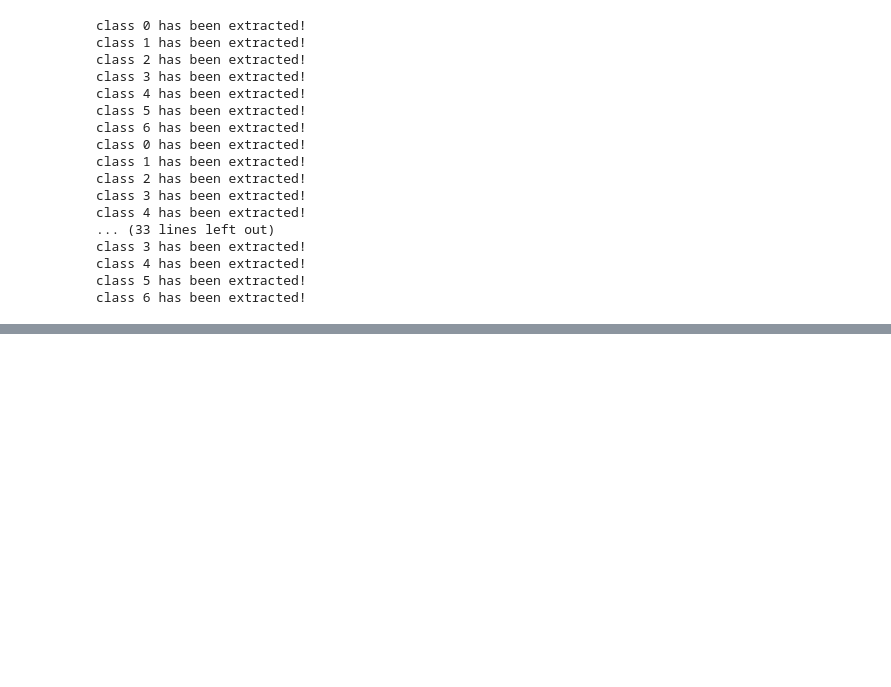
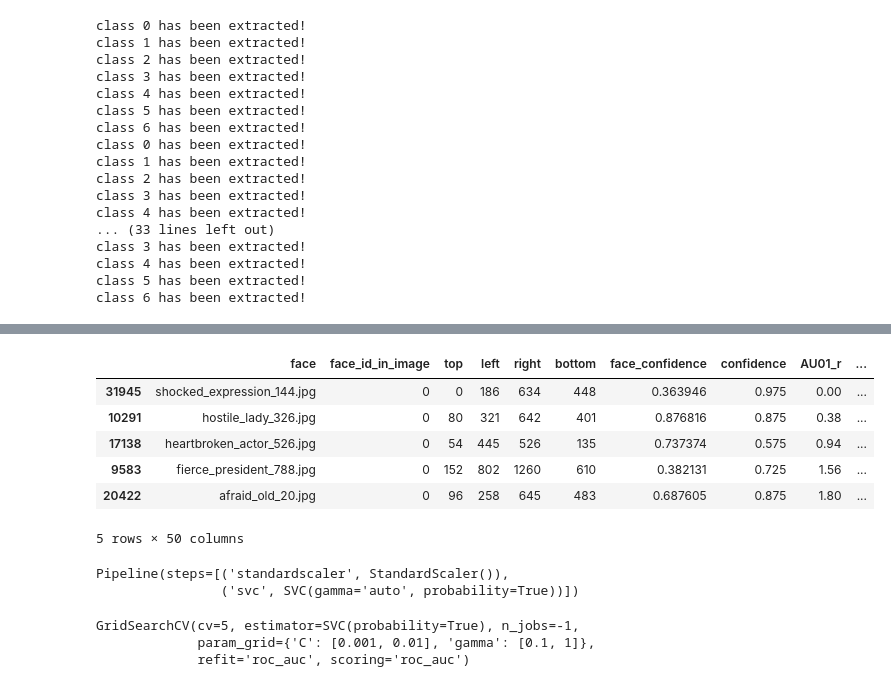
Before and after one commit to FengBotao119/Graduation-Project, a Jupyter notebook: Preprocessing.ipynb, the cells around one changed output, grey strips where cells are left out. Cells and saved outputs as stored; diff of their text form; code cells hidden in the pictures; blank space fills up the shorter version.

```diff
--- a/Preprocessing.ipynb
+++ b/Preprocessing.ipynb
@@ -636,0 +627,32 @@ data.head()
+# %%
+test_data =
+# %% [output]
+|  | face | face_id_in_image | top | left | right | bottom | face_confidence | confidence | AU01_r | ... |
+| 31945 | shocked_expression_144.jpg | 0 | 0 | 186 | 634 | 448 | 0.363946 | 0.975 | 0.00 | ... |
+| 10291 | hostile_lady_326.jpg | 0 | 80 | 321 | 642 | 401 | 0.876816 | 0.875 | 0.38 | ... |
+| 17138 | heartbroken_actor_526.jpg | 0 | 54 | 445 | 526 | 135 | 0.737374 | 0.575 | 0.94 | ... |
+| 9583 | fierce_president_788.jpg | 0 | 152 | 802 | 1260 | 610 | 0.382131 | 0.725 | 1.56 | ... |
+| 20422 | afraid_old_20.jpg | 0 | 96 | 258 | 645 | 483 | 0.687605 | 0.875 | 1.80 | ... |
+5 rows × 50 columns
+# %%
+import numpy as np
+from sklearn.pipeline import make_pipeline
+from sklearn.preprocessing import StandardScaler
+X = np.random.randn(100,3)
+y = np.random.randint(0,2,100)
+from sklearn.svm import SVC
+clf = make_pipeline(StandardScaler(), SVC(gamma='auto',probability=True))
+clf.fit(X, y)
+#clf.predict_proba([[-19, -12]])
+# %% [output]
+Pipeline(steps=[('standardscaler', StandardScaler()),
+                ('svc', SVC(gamma='auto', probability=True))])
+# %%
+from sklearn.model_selection import GridSearchCV
+
+model = GridSearchCV(SVC(probability=True),param_grid={'gamma': [0.1, 1], 'C':[0.001, 0.01]},cv=5,scoring = "roc_auc", refit="roc_auc",n_jobs=-1)
+model.fit(X,y)
+# %% [output]
+GridSearchCV(cv=5, estimator=SVC(probability=True), n_jobs=-1,
+             param_grid={'C': [0.001, 0.01], 'gamma': [0.1, 1]},
+             refit='roc_auc', scoring='roc_auc')
```
Also changed, not shown: parts of 7 cells of this notebook, 4 other files.
